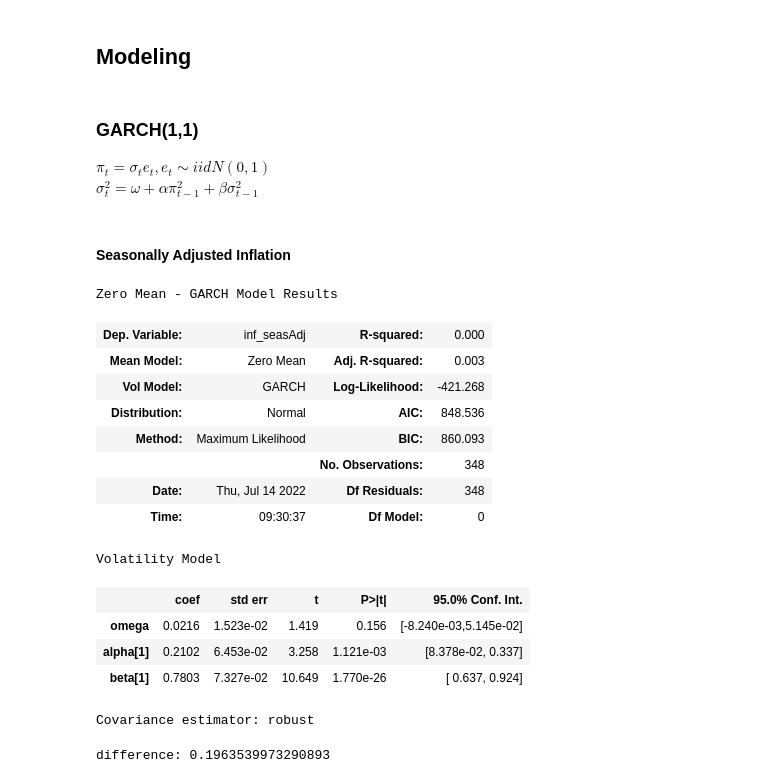
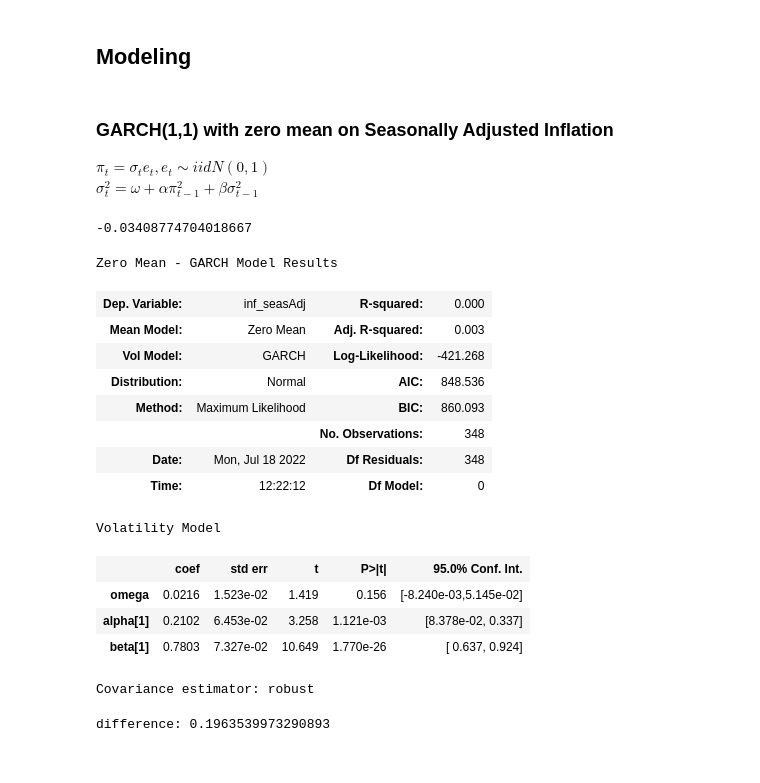
Before and after one commit to Marianojgm86/GARCH-CODES, a Jupyter notebook: 03_volatility_models.ipynb, the cells around one changed output. Drawn from its saved outputs; the diff is of its cells as text; code cells hidden in the pictures.

```diff
--- a/03_volatility_models.ipynb
+++ b/03_volatility_models.ipynb
@@ -42,8 +42,8 @@ inf1 = inf1.drop("date", axis = 1)
 # %%
 # inf1.v_cpi.loc['1992-01-01':'2021-12-01'].plot()
 # %%
-simdf = inf1.loc['1992-01-01':'2021-12-01']
-predf = simdf.loc['1992-01-01':'2004-12-01']
+simdf = inf1.loc['1993-01-01':'2021-12-01']
+predf = simdf.loc['1993-01-01':'2004-12-01']
 itdf  = simdf.loc['2005-01-01':'2021-12-01']
 # %%
 # Ploting the data
@@ -110,28 +110,29 @@ cont.to_csv('output/controls.csv')
 # %% [markdown]
 ## Modeling
 # %% [markdown]
-### GARCH(1,1)
-
+### GARCH(1,1) with zero mean on Seasonally Adjusted Inflation
 
 $\pi_t = \sigma_t e_t, e_t \sim iid N(0,1)$<br>
 $\sigma_t^2 = \omega + \alpha \pi_{t-1}^2 + \beta \sigma_{t-1}^2$
-# %% [markdown]
-#### Seasonally Adjusted Inflation
+# %%
+np.mean(simdf['inf_seasAdj'])
+# %% [output]
+-0.03408774704018667
 # %%
 # GARCH(1,1)
 garch = arch.arch_model(simdf['inf_seasAdj'], p=1, q=1, o=0, mean='zero', rescale=False, dist='gaussian', vol='garch')
-res = garch.fit(disp=False)
-res.summary()
+resa1 = garch.fit(disp=False)
+resa1.summary()
 # %% [output]
 Zero Mean - GARCH Model Results
 | Dep. Variable: | inf_seasAdj | R-squared: | 0.000 |
 | Mean Model: | Zero Mean | Adj. R-squared: | 0.003 |
 | Vol Model: | GARCH | Log-Likelihood: | -421.268 |
 | Distribution: | Normal | AIC: | 848.536 |
 | Method: | Maximum Likelihood | BIC: | 860.093 |
 |  |  | No. Observations: | 348 |
-| Date: | Thu, Jul 14 2022 | Df Residuals: | 348 |
-| Time: | 09:30:37 | Df Model: | 0 |
+| Date: | Mon, Jul 18 2022 | Df Residuals: | 348 |
+| Time: | 12:22:12 | Df Model: | 0 |
 Volatility Model
 |  | coef | std err | t | P>|t| | 95.0% Conf. Int. |
 | omega | 0.0216 | 1.523e-02 | 1.419 | 0.156 | [-8.240e-03,5.145e-02] |
```
Also changed, not shown: parts of 54 cells of this notebook, 3 other files.
